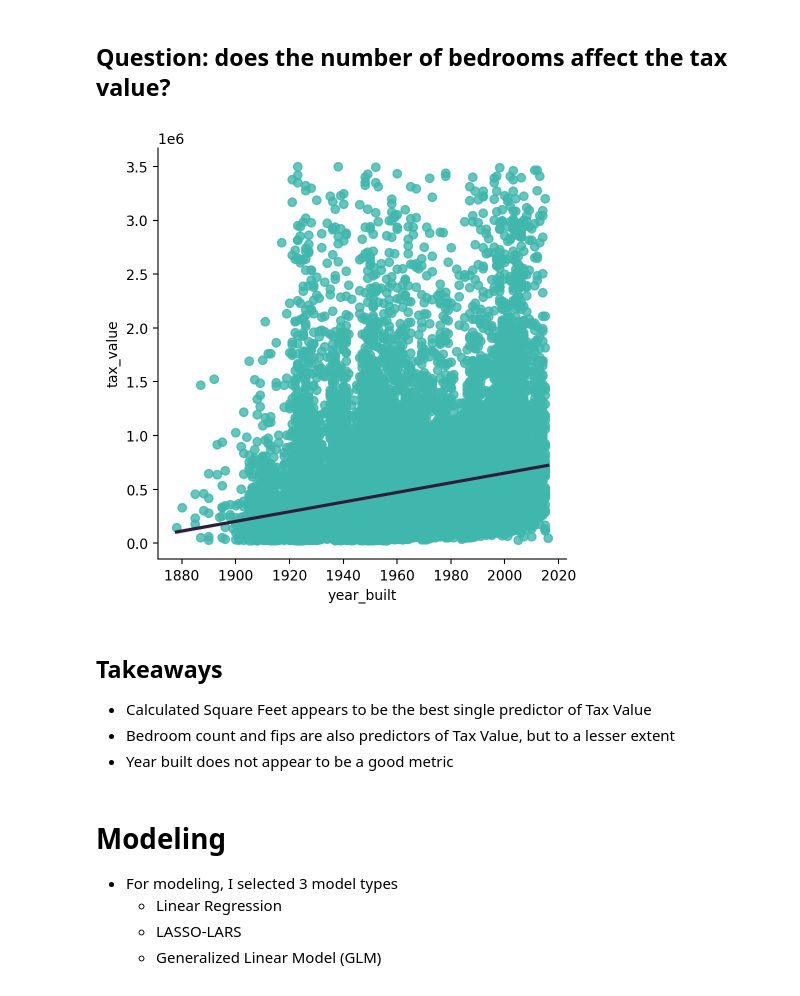
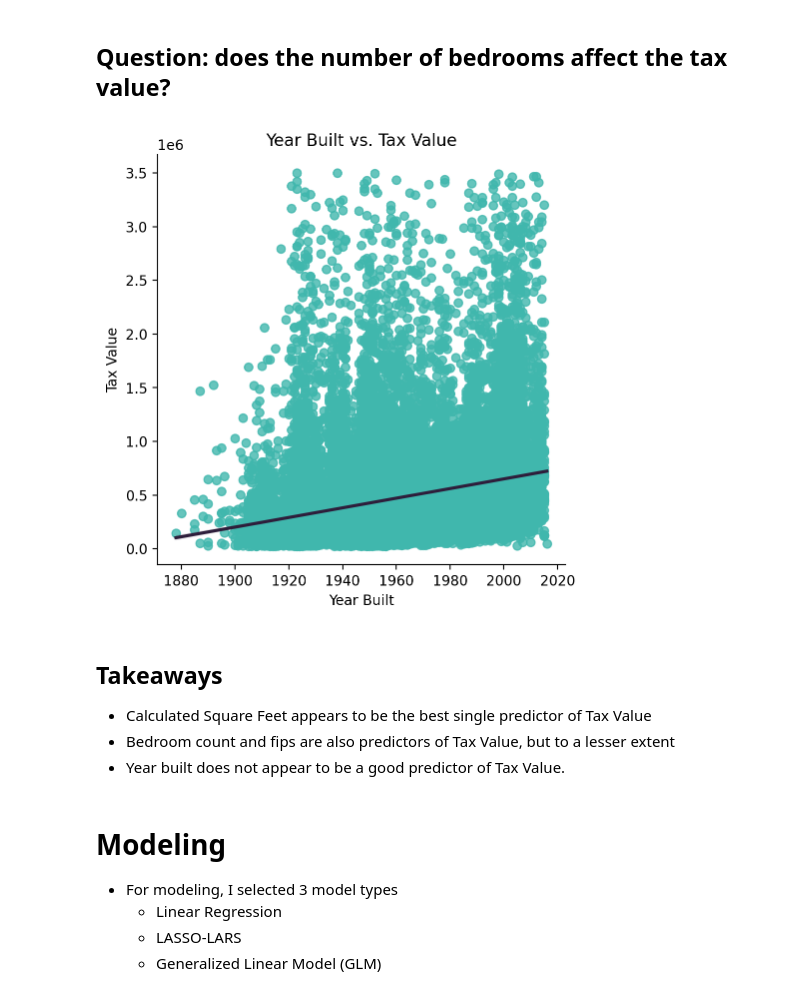
Before and after one commit to Is0metry/project3, a Jupyter notebook: final_report.ipynb, the cells around one changed output. Cells and saved outputs as stored; diff of their text form; code cells hidden in the pictures.

```diff
--- a/final_report.ipynb
+++ b/final_report.ipynb
@@ -150,15 +152,15 @@ ex.fips_v_tax(train)
 # %% [markdown]
 ## Question: does the number of bedrooms affect the tax value?
 # %%
-reload(ex)
+
 ex.year_v_tax_value(train)
 # %% [output]
-[figure, old version]
+[figure, new version]
 # %% [markdown]
 ## Takeaways
 - Calculated Square Feet appears to be the best single predictor of Tax Value
 - Bedroom count and fips are also predictors of Tax Value, but to a lesser extent
-- Year built does not appear to be a good metric
+- Year built does not appear to be a good predictor of Tax Value.
 # %% [markdown]
 # Modeling
 - For modeling, I selected 3 model types
```
Also changed, not shown: parts of 13 cells of this notebook, 4 other files.
